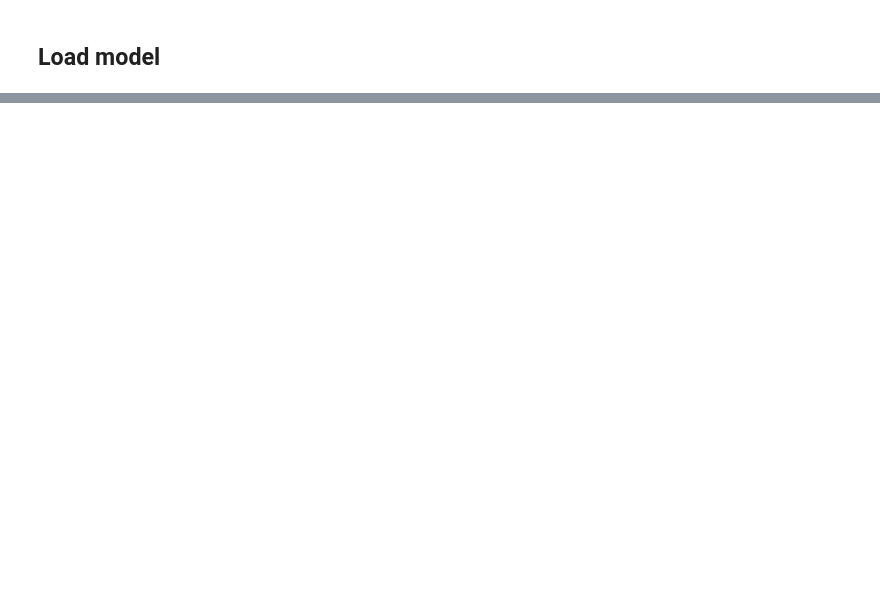
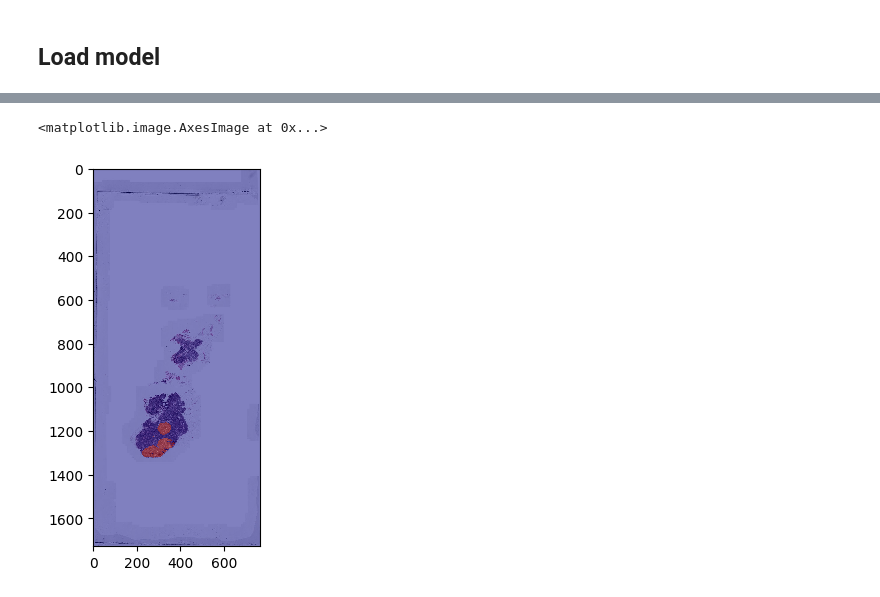
Before and after one commit to Queensize706/Detection-and-Classification-of-breast-cancer-in-slide-images, a Jupyter notebook: Concatenation2.ipynb, the cells around one changed output, grey strips where cells are left out. Drawn from its saved outputs; the diff is of its cells as text; code cells hidden in the pictures; blank space fills up the shorter version.

```diff
--- a/Concatenation2.ipynb
+++ b/Concatenation2.ipynb
@@ -691,0 +856,17 @@ model_history = model.fit(train_dataset, epochs=EPOCHS,
+# %%
+im_name = '001'
+
+slide_path = 'tumor_'+ im_name +'.tif' # only this file is available
+tumor_mask_path = 'tumor_'+ im_name +'_mask.tif' # only this file is available
+
+
+slide_url = "https://storage.googleapis.com/dl4cv1445/ADL/tumor_"+ im_name +".tif"
+mask_url = "https://storage.googleapis.com/dl4cv1445/ADL/tumor_" + im_name + "_mask.tif"
+
+# Download the whole slide image
+if not os.path.exists(slide_path):
+  !curl -O $slide_url
+
+# Download the tumor mask
+if not os.path.exists(tumor_mask_path):
+  !curl -O $mask_url
@@ -691,0 +946,30 @@ model_history = model.fit(train_dataset, epochs=EPOCHS,
+# %%
+
+
+slide = open_slide(slide_path)
+tumor_mask = open_slide(tumor_mask_path)
+
+slide_image = read_slide(slide,
+                         x=0,
+                         y=0,
+                         level=7,
+                         width=slide.level_dimensions[7][0],
+                         height=slide.level_dimensions[7][1])
+mask_image = read_slide(tumor_mask,
+                        x=0,
+                        y=0,
+                        level=7,
+                        width=slide.level_dimensions[7][0],
+                        height=slide.level_dimensions[7][1])
+
+# Note: the program provided by the dataset authors generates a mask with R,G,B channels.
+# The mask info we need is in the first channel only.
+# If you skip this step, the mask will be displayed as all black.
+mask_image = mask_image[:,:, 0]
+
+plt.figure(figsize=(5,5), dpi=100)
+plt.imshow(slide_image)
+plt.imshow(mask_image, cmap='jet', alpha=0.5) # Red regions contains cancer.
+# %% [output]
+<matplotlib.image.AxesImage at 0x...>
+[figure, added]
```
Also changed, not shown: parts of 72 cells of this notebook.
